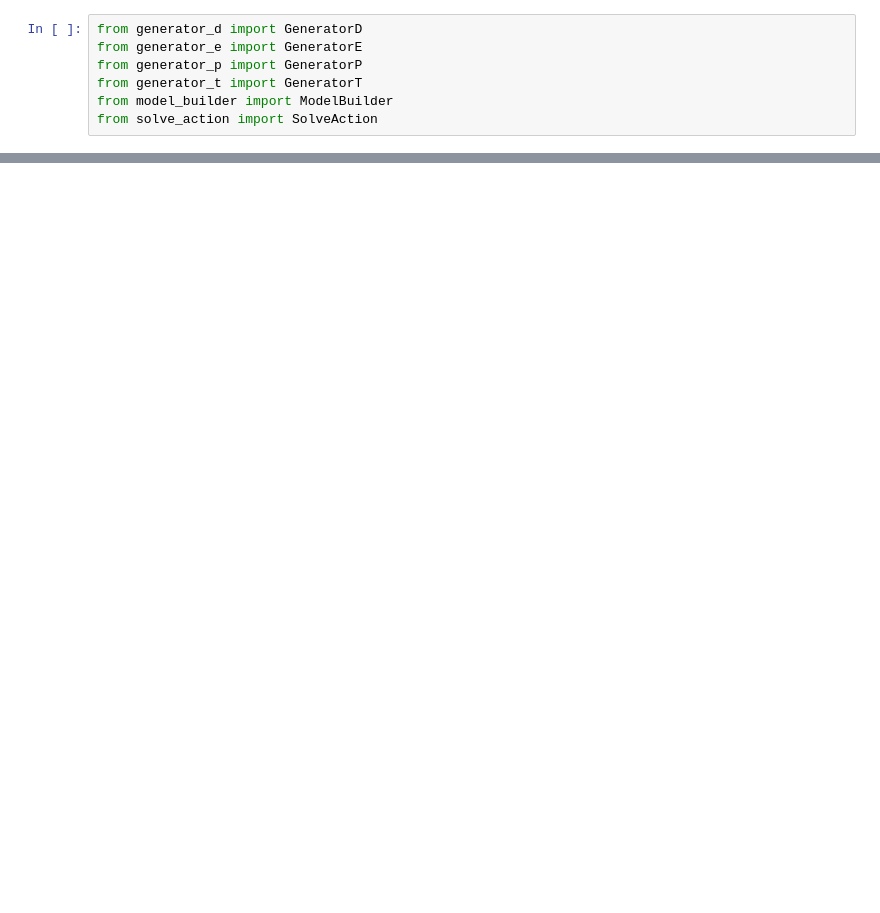
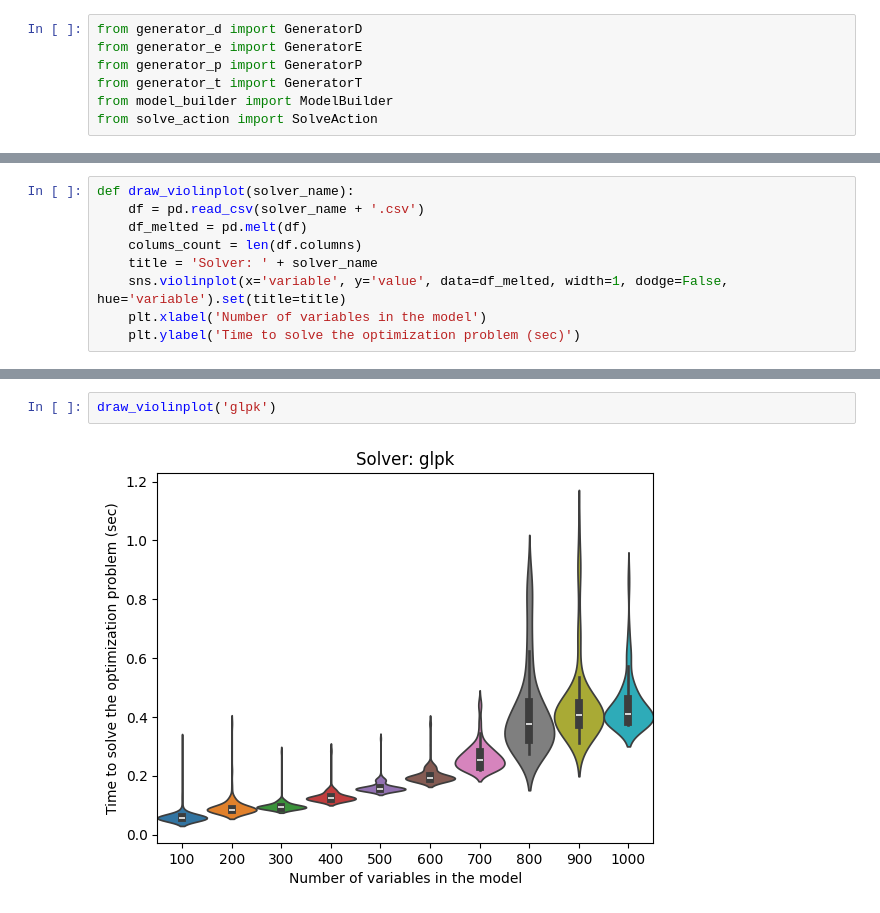
Before and after one commit to Dambr/yewking, a Jupyter notebook: task_description/index.ipynb, the cells around one changed output, grey strips where cells are left out. Saved outputs shown, nothing was run; the diff lists cells and outputs as text; blank space fills up the shorter version.

```diff
--- a/task_description/index.ipynb
+++ b/task_description/index.ipynb
@@ -97,0 +150,9 @@ with_glpk.solve().duration
+# %%
+def draw_violinplot(solver_name):
+    df = pd.read_csv(solver_name + '.csv')
+    df_melted = pd.melt(df)
+    colums_count = len(df.columns)
+    title = 'Solver: ' + solver_name
+    sns.violinplot(x='variable', y='value', data=df_melted, width=1, dodge=False, hue='variable').set(title=title)
+    plt.xlabel('Number of variables in the model')
+    plt.ylabel('Time to solve the optimization problem (sec)')
@@ -97,0 +314,4 @@ with_glpk.solve().duration
+# %%
+draw_violinplot('glpk')
+# %% [output]
+[figure, added]
```
Also changed, not shown: parts of 29 cells of this notebook, 4 other files.
